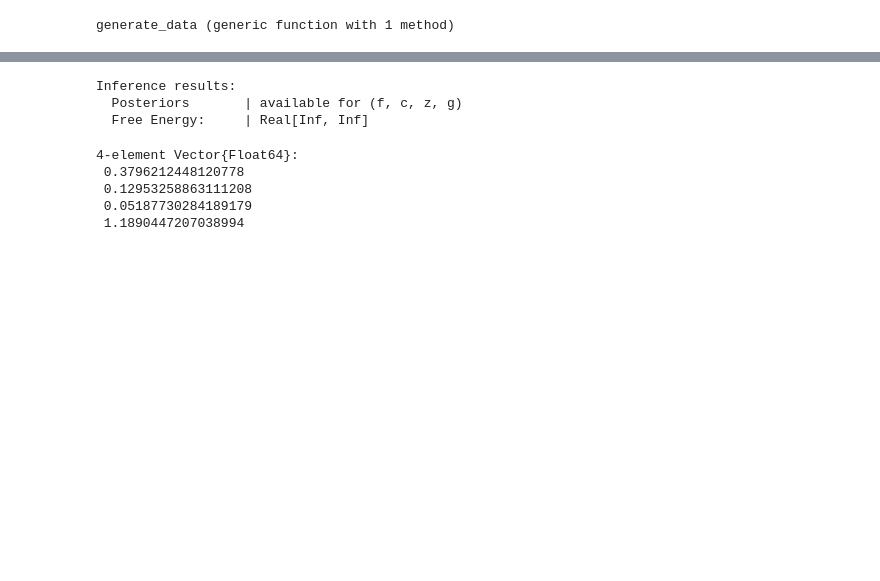
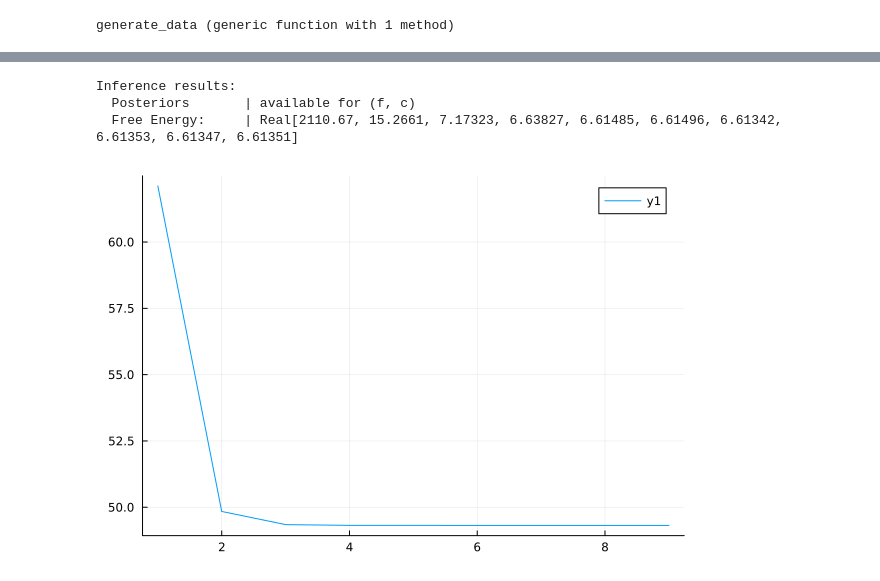
Before and after one commit to biaslab/GaussianProcessNode, a Jupyter notebook: LearnParamsGPSDE.ipynb, the cells around one changed output, grey strips where cells are left out. Drawn from its saved outputs; the diff is of its cells as text; code cells hidden in the pictures; blank space fills up the shorter version.

```diff
--- a/LearnParamsGPSDE.ipynb
+++ b/LearnParamsGPSDE.ipynb
@@ -288,27 +293,23 @@ Q = P∞ - A*P∞*A'
 # %%
-nits =2
+nits =10
 
 iresult = inference(
-    model = gpPAD_params(length(y_data), P∞,A,Q,H),
+    model = gpPAD(length(y_data), P∞,A,Q,H),
     iterations = nits,
     data  = (y = y_data,),
-    returnvars = (f = KeepLast(), z = KeepLast(),g = KeepLast(), c = KeepLast(),),
+    returnvars = (f = KeepLast(),c = KeepLast(),),
     options = (limit_stack_depth=500,),
     free_energy = true,
     showprogress = true
 )
 # %% [output]
 Inference results:
-  Posteriors       | available for (f, c, z, g)
-  Free Energy:     | Real[Inf, Inf]
+  Posteriors       | available for (f, c)
+  Free Energy:     | Real[2110.67, 15.2661, 7.17323, 6.63827, 6.61485, 6.61496, 6.61342, 6.61353, 6.61347, 6.61351]
-# %%
-mean.(iresult.posteriors[:z])
-# %% [output]
-4-element Vector{Float64}:
- 0.3796212448120778
- 0.12953258863111208
- 0.05187730284189179
- 1.1890447207038994
+# %%
+plot(iresult.free_energy[2:end])
+# %% [output]
+[figure, added]
 # %%
 mgp = mean.(iresult.posteriors[:f]) |> slicedim(1)
 vgp = var.(iresult.posteriors[:f]) |> slicedim(1)
```
Also changed, not shown: parts of 17 cells of this notebook.
